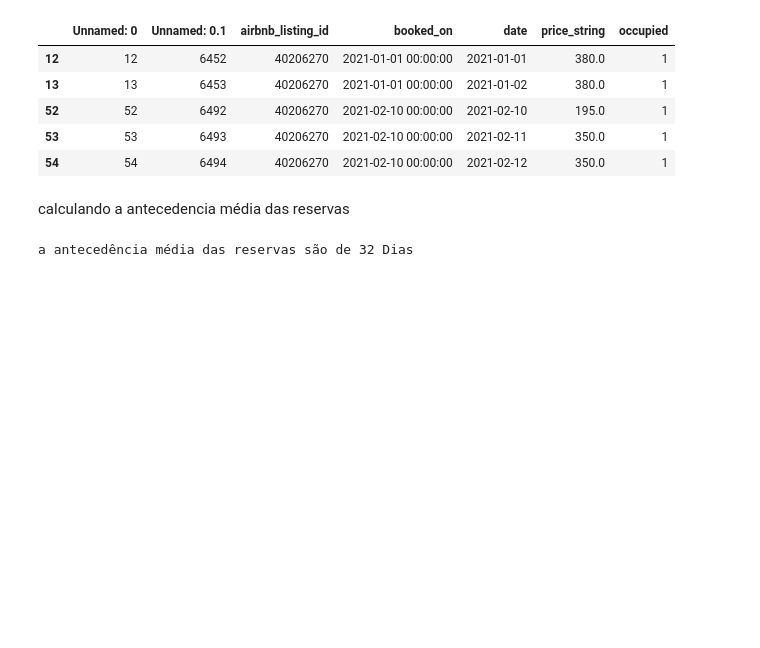
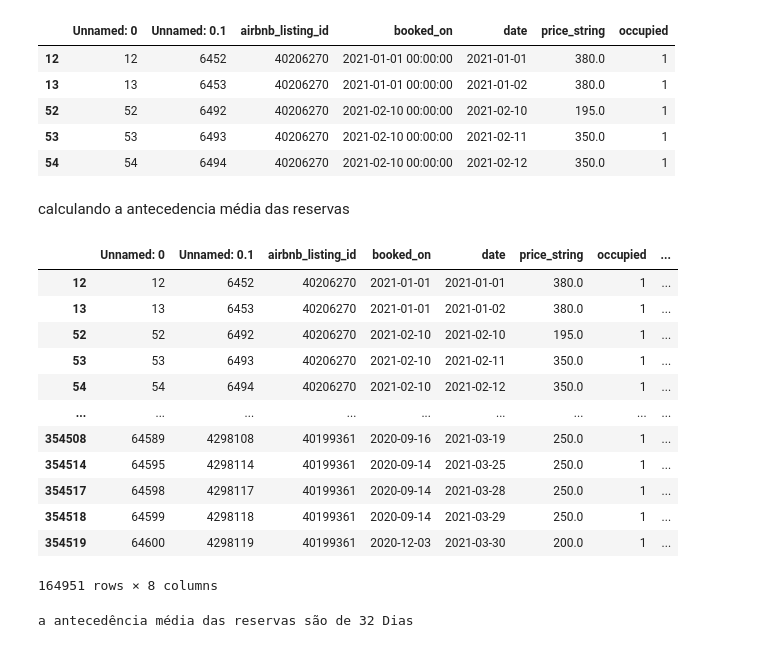
Before and after one commit to Renatolopo/Seazone-Code-Challenge, a Jupyter notebook: src/q4_antecedencia_reservas.ipynb, the cells around one changed output. Cells and saved outputs as stored; diff of their text form; code cells hidden in the pictures; blank space fills up the shorter version.

```diff
--- a/src/q4_antecedencia_reservas.ipynb
+++ b/src/q4_antecedencia_reservas.ipynb
@@ -28,10 +27,24 @@ df_priceav.head()
 | 54 | 54 | 6494 | 40206270 | 2021-02-10 00:00:00 | 2021-02-12 | 350.0 | 1 |
 # %% [markdown]
 calculando a antecedencia média das reservas
-# %%
-df_priceav['antecedencia_reserva'] = 0
-for i in range(len(df_priceav)):
-    d1 = datetime.strptime(df_priceav['booked_on'].iloc[i][0:10], '%Y-%m-%d').date()
-    d2 = datetime.strptime(df_priceav['date'].iloc[i], '%Y-%m-%d').date()
-    df_priceav['antecedencia_reserva'].iloc[i] = abs((d2 - d1).days)
+# %%
+df_priceav['booked_on'] = [x[:10] for x in df_priceav['booked_on']]
+df_priceav['booked_on'] = pd.to_datetime(df_priceav['booked_on'])
+df_priceav['date'] = pd.to_datetime(df_priceav['date'antecedencia media das reserva])
+df_priceav['antecedencia media das reserva'] = (df_priceav['date'] - df_priceav['booked_on']).dt.days
+df_priceav
+# %% [output]
+|  | Unnamed: 0 | Unnamed: 0.1 | airbnb_listing_id | booked_on | date | price_string | occupied | ... |
+| 12 | 12 | 6452 | 40206270 | 2021-01-01 | 2021-01-01 | 380.0 | 1 | ... |
+| 13 | 13 | 6453 | 40206270 | 2021-01-01 | 2021-01-02 | 380.0 | 1 | ... |
+| 52 | 52 | 6492 | 40206270 | 2021-02-10 | 2021-02-10 | 195.0 | 1 | ... |
+| 53 | 53 | 6493 | 40206270 | 2021-02-10 | 2021-02-11 | 350.0 | 1 | ... |
+| 54 | 54 | 6494 | 40206270 | 2021-02-10 | 2021-02-12 | 350.0 | 1 | ... |
+| ... | ... | ... | ... | ... | ... | ... | ... | ... |
+| 354508 | 64589 | 4298108 | 40199361 | 2020-09-16 | 2021-03-19 | 250.0 | 1 | ... |
+| 354514 | 64595 | 4298114 | 40199361 | 2020-09-14 | 2021-03-25 | 250.0 | 1 | ... |
+| 354517 | 64598 | 4298117 | 40199361 | 2020-09-14 | 2021-03-28 | 250.0 | 1 | ... |
+| 354518 | 64599 | 4298118 | 40199361 | 2020-09-14 | 2021-03-29 | 250.0 | 1 | ... |
+| 354519 | 64600 | 4298119 | 40199361 | 2020-12-03 | 2021-03-30 | 200.0 | 1 | ... |
+164951 rows × 8 columns
 # %%
```
Also changed, not shown: parts of 9 cells of this notebook, 1 other file.
